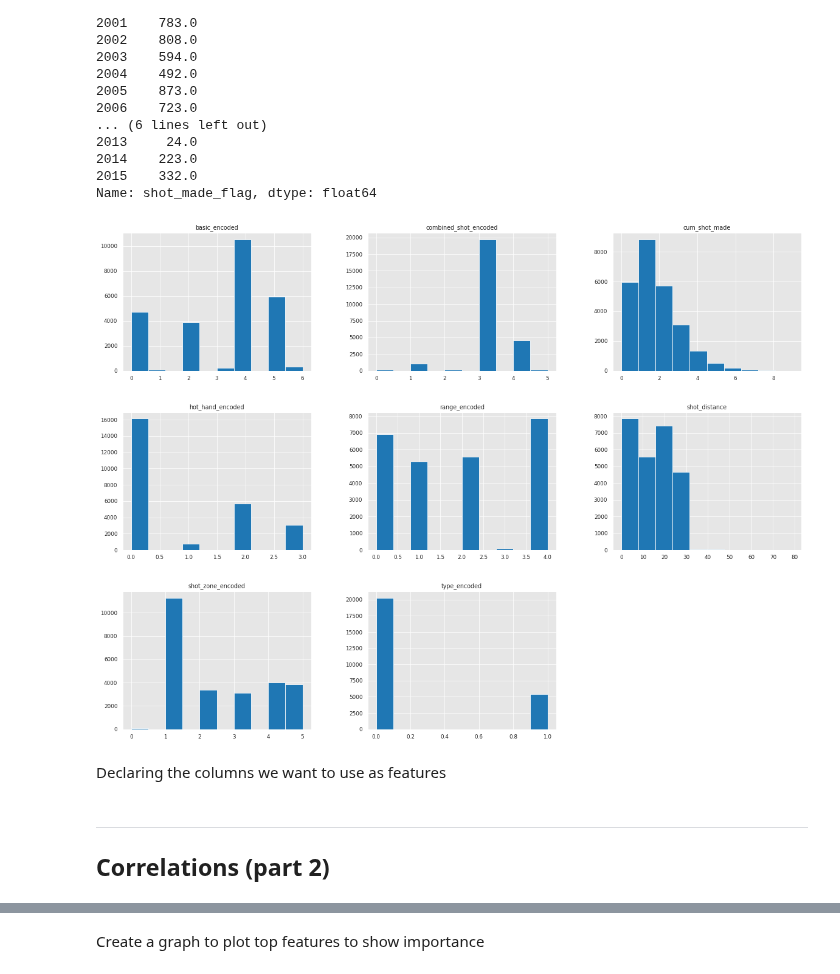
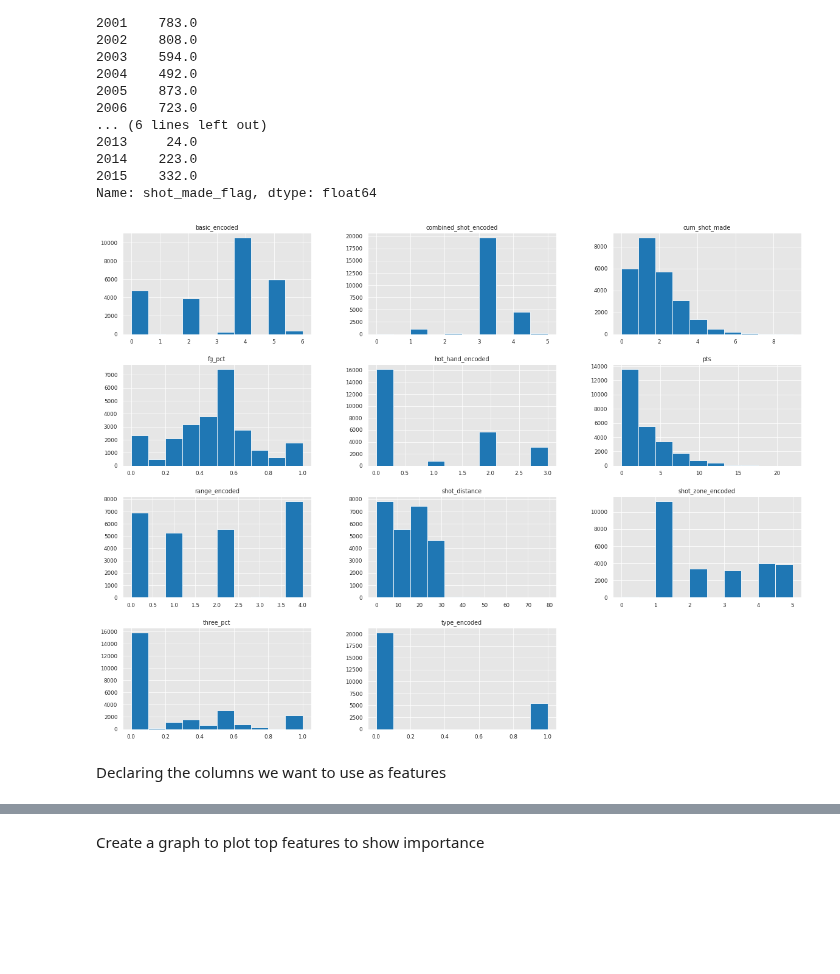
Before and after one commit to naivelogic/Machine_Learning_Notebooks, a Jupyter notebook: Kobe Bryant Shot Selection.ipynb, the cells around one changed output, grey strips where cells are left out. Cells and saved outputs as stored; diff of their text form; code cells hidden in the pictures; blank space fills up the shorter version.

```diff
--- a/Kobe Bryant Shot Selection.ipynb
+++ b/Kobe Bryant Shot Selection.ipynb
@@ -496,14 +484,11 @@ Name: shot_made_flag, dtype: float64
 # %%
 num_bins = 10
 
 kobe[['shot_distance','cum_shot_made','range_encoded','type_encoded',
       'basic_encoded','hot_hand_encoded', 'combined_shot_encoded',
-      'shot_zone_encoded']].hist(bins=num_bins, figsize=(20,15))
+      'shot_zone_encoded','three_pct','fg_pct','pts']].hist(bins=num_bins, figsize=(20,15))
 plt.show()
 # %% [output]
-[figure, old version]
+[figure, new version]
 # %% [markdown]
 Declaring the columns we want to use as features
-# %% [markdown]
-------
-## Correlations (part 2)
```
Also changed, not shown: parts of 30 cells of this notebook.
